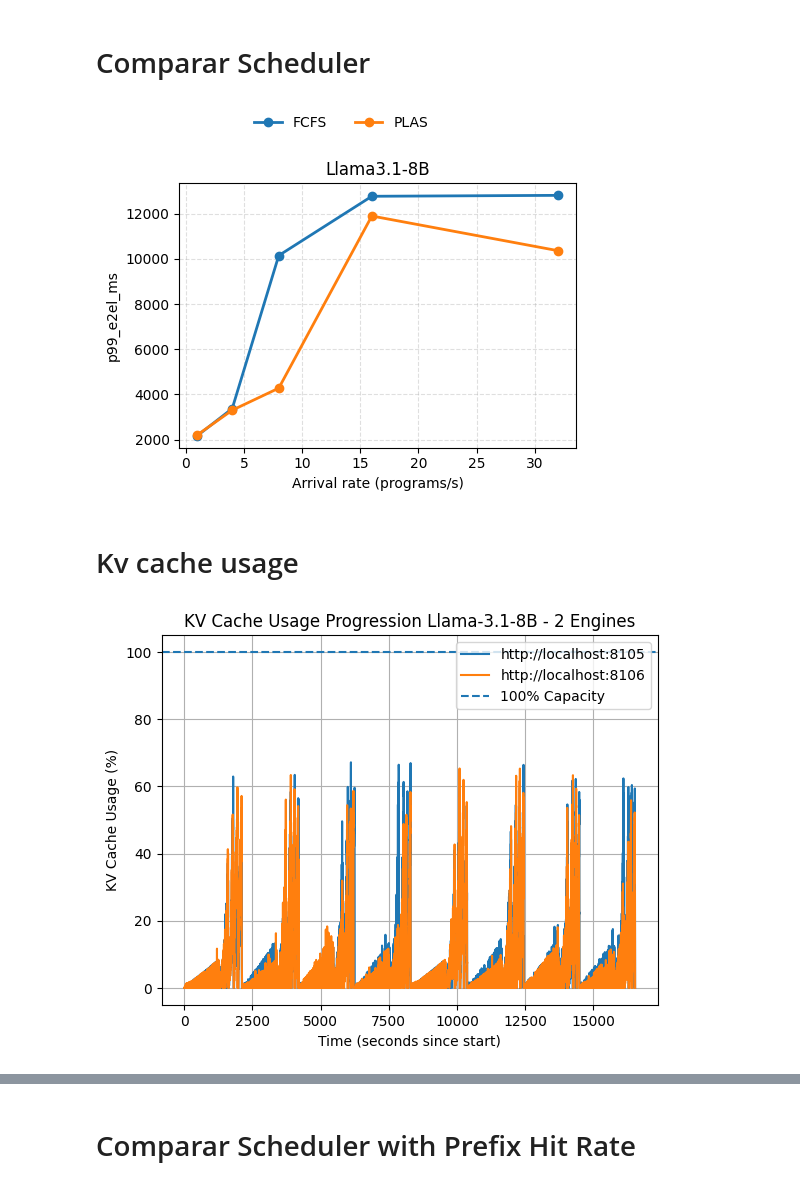
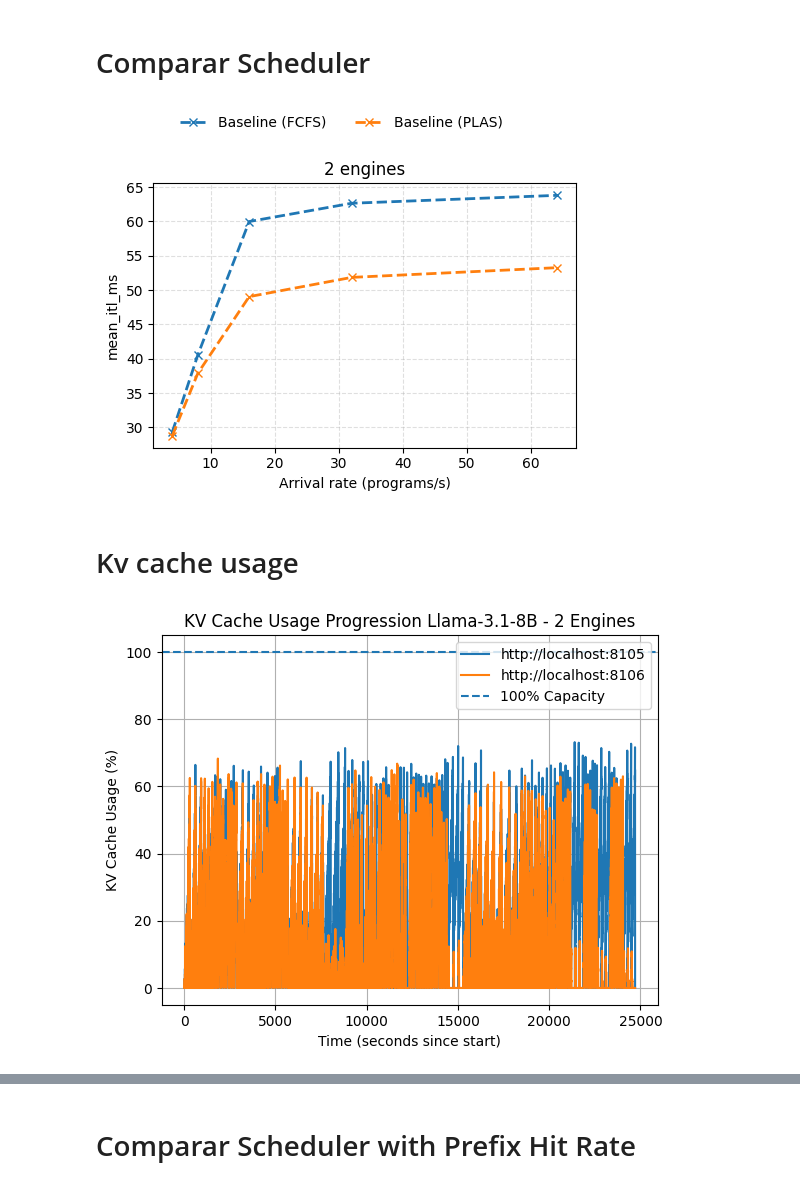
Before and after one commit to gabrielliman/proxy_server, a Jupyter notebook: plot_graph_load_balancer_benchmark.ipynb, the cells around one changed output, grey strips where cells are left out. Cells and saved outputs as stored; diff of their text form; code cells hidden in the pictures.

```diff
--- a/plot_graph_load_balancer_benchmark.ipynb
+++ b/plot_graph_load_balancer_benchmark.ipynb
@@ -1,7 +1,7 @@
 # %% [markdown]
 ## Comparar Load Balancer
 # %%
-Y_METRIC = "total_e2el_s"
+Y_METRIC = "p95_e2el_ms"
 # %%
 import json
 import glob
@@ -136,12 +144,12 @@ from collections import defaultdict
 # ============================================================
 MODELS = {
     # "Qwen3-4B": "outputs_benchmark_load_balancer_50_1_Qwen4B",
-    "Llama3.1-8B": "outputs_benchmark_50_25_LLama_2GPU",
+    #"Llama3.1-8B": "outputs_benchmark_50_25_LLama_2GPU",
+    "2 engines": "outputs_llama_50_2gpu",
 }
 
-
 SCHEDULERS = ["fcfs", "plas"]
-# Y_METRIC = "mean_itl_ms"
+Y_METRIC = "mean_itl_ms" # Lembre-se de descomentar!
 
 SCHEDULER_COLORS = {
     "fcfs": "#1f77b4",
@@ -151,13 +159,11 @@ SCHEDULER_COLORS = {
 # ============================================================
 # DATA STRUCTURE
 # ============================================================
-# results[model][scheduler][rate] = [values]
 results = defaultdict(lambda: defaultdict(lambda: defaultdict(list)))
 
-# Filename format:
-# output_<scheduler>_round_robin_rate<rate>_runX.json
+# Novo Regex: Adicionado o (baseline_)? como grupo 1 opcional
 pattern = re.compile(
-    r"output_([^_]+)_round-robin_rate([\d.]+)_run\d+\.json"
+    r"(baseline_)?output_([^_]+)_round-robin_rate([\d.]+)_run\d+\.json"
 )
 
 # ============================================================
@@ -167,20 +173,27 @@ for model_label, folder in MODELS.items():
     for path in glob.glob(f"{folder}/*.json"):
         filename = path.split("/")[-1]
         match = pattern.match(filename)
+
         if not match:
             continue
 
-        scheduler = match.group(1)
-        rate = float(match.group(2))
+        # Lendo os novos grupos
+        is_baseline = match.group(1) is not None
+        base_scheduler = match.group(2)
+        rate = float(match.group(3))
 
-        if scheduler not in SCHEDULERS:
+        # Verifica se o scheduler base está na nossa lista de interesse
+        if base_scheduler not in SCHEDULERS:
             continue
+
+        # Se for baseline, criamos uma chave separada no dicionário
+        scheduler_key = f"baseline_{base_scheduler}" if is_baseline else base_scheduler
 
         with open(path) as f:
             data = json.load(f)
 
         value = data["full_metrics"][Y_METRIC]
-        results[model_label][scheduler][rate].append(value)
+        results[model_label][scheduler_key][rate].append(value)
 
 # ============================================================
 # PLOTTING
@@ -201,46 +214,57 @@ if n_cols == 1:
 for col, (model_label, _) in enumerate(MODELS.items()):
     ax = axes[col]
 
-    for scheduler in SCHEDULERS:
-        rate_dict = results[model_label][scheduler]
+    # Mudança aqui: iteramos sobre as chaves que realmente encontramos (incluindo baselines)
+    for scheduler_key, rate_dict in results[model_label].items():
         if not rate_dict:
             continue
 
         rates = sorted(rate_dict.keys())
         values = [
             sum(rate_dict[r]) / len(rate_dict[r]) for r in rates
         ]
 
+        # Identifica propriedades de estilo baseadas em ser baseline ou não
+        is_baseline = scheduler_key.startswith("baseline_")
+        original_scheduler = scheduler_key.replace("baseline_", "")
+
+        # Configurações visuais dinâmicas
+        label = f"Baseline ({original_scheduler.upper()})" if is_baseline else scheduler_key.upper()
+        color = SCHEDULER_COLORS.get(original_scheduler, "#333")
+        linestyle = "--" if is_baseline else "-"
+        marker = "x" if is_baseline else "o"
+
         ax.plot(
             rates,
             values,
-            marker="o",
+            marker=marker,
+            linestyle=linestyle,
             linewidth=2,
-            label=scheduler.upper(),
-            color=SCHEDULER_COLORS.get(scheduler),
+            label=label,
+            color=color,
         )
 
     ax.set_title(model_label)
     ax.set_xlabel("Arrival rate (programs/s)")
     ax.grid(True, linestyle="--", alpha=0.4)
 
 # Shared Y label
 axes[0].set_ylabel(f"{Y_METRIC}")
 
 # Shared legend
 handles, labels = axes[0].get_legend_handles_labels()
 fig.legend(
     handles,
     labels,
     loc="upper center",
-    ncol=len(labels),
+    ncol=len(labels), # A legenda se ajustará automaticamente ao número de linhas
     frameon=False
 )
 
 plt.tight_layout(rect=[0, 0, 1, 0.9])
 plt.show()
 # %% [output]
-[figure, old version]
+[figure, new version]
 # %% [markdown]
 # Kv cache usage
 # %%
@@ -248,8 +272,8 @@ import pandas as pd
 import matplotlib.pyplot as plt
 
 # Load CSV
-df = pd.read_csv("outputs_benchmark_50_25_LLama_2GPU/kv_cache_usage.csv")
-
+#df = pd.read_csv("outputs_benchmark_50_25_LLama_2GPU/kv_cache_usage.csv")
+df = pd.read_csv("outputs_llama_50_2gpu_burstiness_005/kv_cache_usage.csv")
 # Sort by timestamp (important when mixing engines)
 df = df.sort_values("timestamp")
 
@@ -279,4 +303,4 @@ plt.grid(True)
 
 plt.show()
 # %% [output]
-[figure, old version]
+[figure, new version]
```
Also changed, not shown: parts of 5 cells of this notebook, 16 other files.
